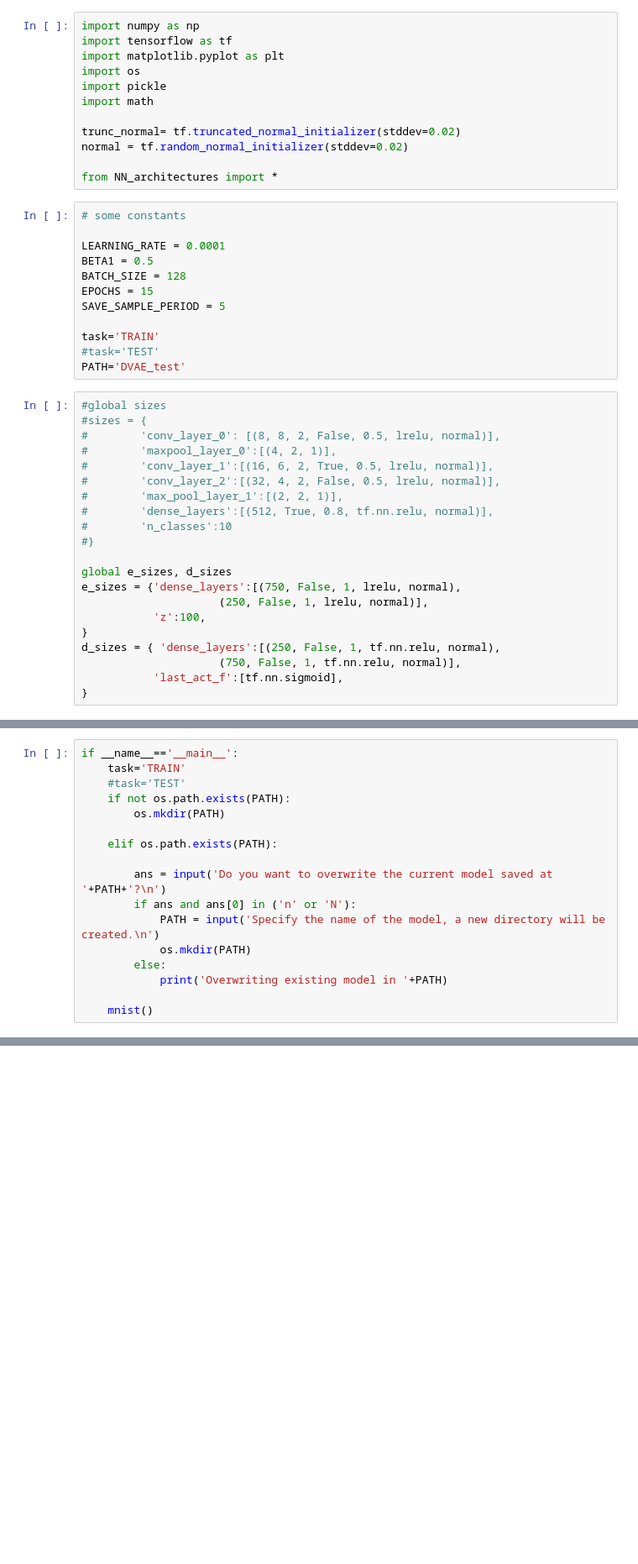
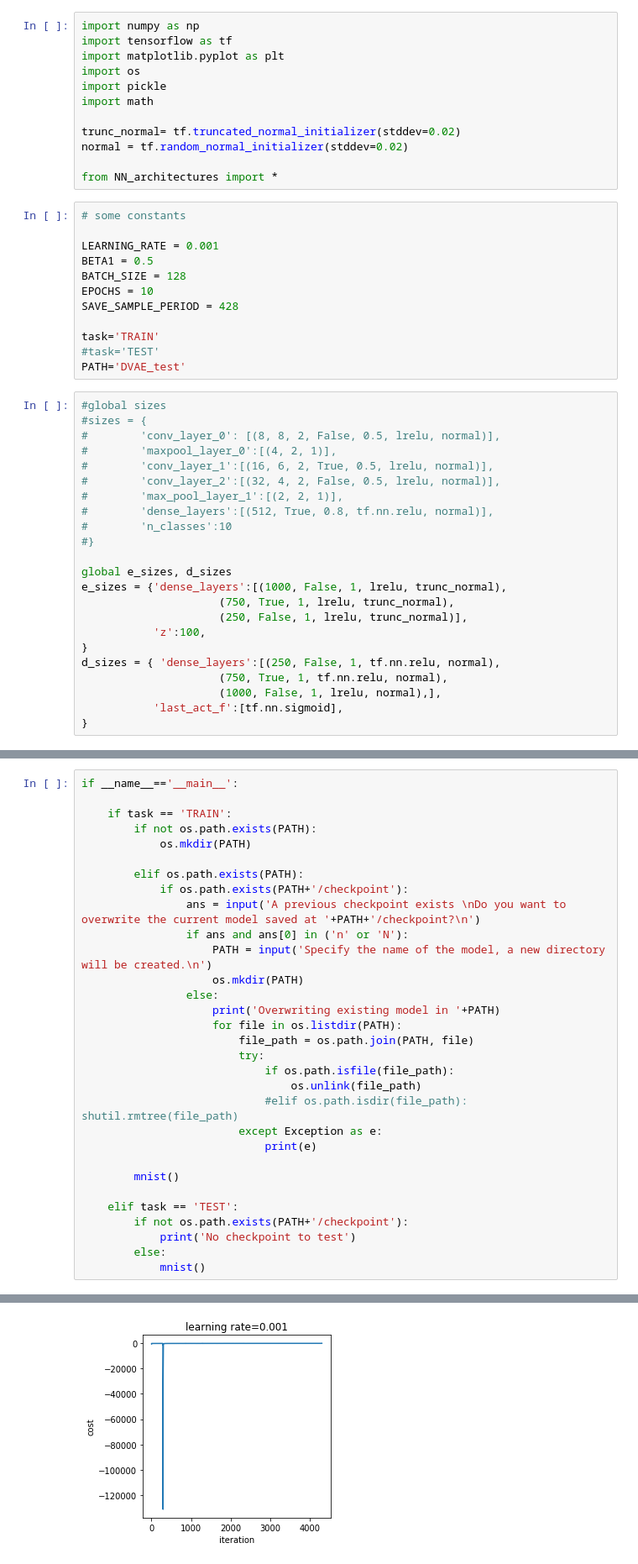
Before and after one commit to dlanci/NN_toolkit, a Jupyter notebook: DVAE_test.ipynb, the cells around one changed output, grey strips where cells are left out. Shown at 84% size. Cells and saved outputs as stored; diff of their text form; blank space fills up the shorter version.

```diff
--- a/DVAE_test.ipynb
+++ b/DVAE_test.ipynb
@@ -13,11 +13,11 @@ from NN_architectures import *
 # %%
 # some constants
 
-LEARNING_RATE = 0.0001
+LEARNING_RATE = 0.001
 BETA1 = 0.5
 BATCH_SIZE = 128
-EPOCHS = 15
-SAVE_SAMPLE_PERIOD = 5
+EPOCHS = 10
+SAVE_SAMPLE_PERIOD = 428
 
 task='TRAIN'
 #task='TEST'
@@ -35,12 +35,14 @@ PATH='DVAE_test'
 #}
 
 global e_sizes, d_sizes
-e_sizes = {'dense_layers':[(750, False, 1, lrelu, normal),
-                     (250, False, 1, lrelu, normal)],
+e_sizes = {'dense_layers':[(1000, False, 1, lrelu, trunc_normal),
+                     (750, True, 1, lrelu, trunc_normal),
+                     (250, False, 1, lrelu, trunc_normal)],
            'z':100,
 }
 d_sizes = { 'dense_layers':[(250, False, 1, tf.nn.relu, normal),
-                     (750, False, 1, tf.nn.relu, normal)],
+                     (750, True, 1, tf.nn.relu, normal),
+                     (1000, False, 1, lrelu, normal),],
            'last_act_f':[tf.nn.sigmoid],
 }
 # %%
@@ -163,18 +139,32 @@ def mnist():
 # %%
 if __name__=='__main__':
-    task='TRAIN'
-    #task='TEST'
-    if not os.path.exists(PATH):
-        os.mkdir(PATH)
 
-    elif os.path.exists(PATH):
+    if task == 'TRAIN':
+        if not os.path.exists(PATH):
+            os.mkdir(PATH)
 
-        ans = input('Do you want to overwrite the current model saved at '+PATH+'?\n')
-        if ans and ans[0] in ('n' or 'N'):
-            PATH = input('Specify the name of the model, a new directory will be created.\n')
-            os.mkdir(PATH)
+        elif os.path.exists(PATH):
+            if os.path.exists(PATH+'/checkpoint'):
+                ans = input('A previous checkpoint exists \nDo you want to overwrite the current model saved at '+PATH+'/checkpoint?\n')
+                if ans and ans[0] in ('n' or 'N'):
+                    PATH = input('Specify the name of the model, a new directory will be created.\n')
+                    os.mkdir(PATH)
+                else:
+                    print('Overwriting existing model in '+PATH)
+                    for file in os.listdir(PATH):
+                        file_path = os.path.join(PATH, file)
+                        try:
+                            if os.path.isfile(file_path):
+                                os.unlink(file_path)
+                            #elif os.path.isdir(file_path): shutil.rmtree(file_path)
+                        except Exception as e:
+                            print(e)
+
+        mnist()
+
+    elif task == 'TEST':
+        if not os.path.exists(PATH+'/checkpoint'):
+            print('No checkpoint to test')
         else:
-            print('Overwriting existing model in '+PATH)
-
-    mnist()
+            mnist()
 # %% [output]
@@ -201,0 +205 @@ KeyboardInterrupt:
+[figure, added]
```
Also changed, not shown: parts of 3 cells of this notebook, 6 other files.
